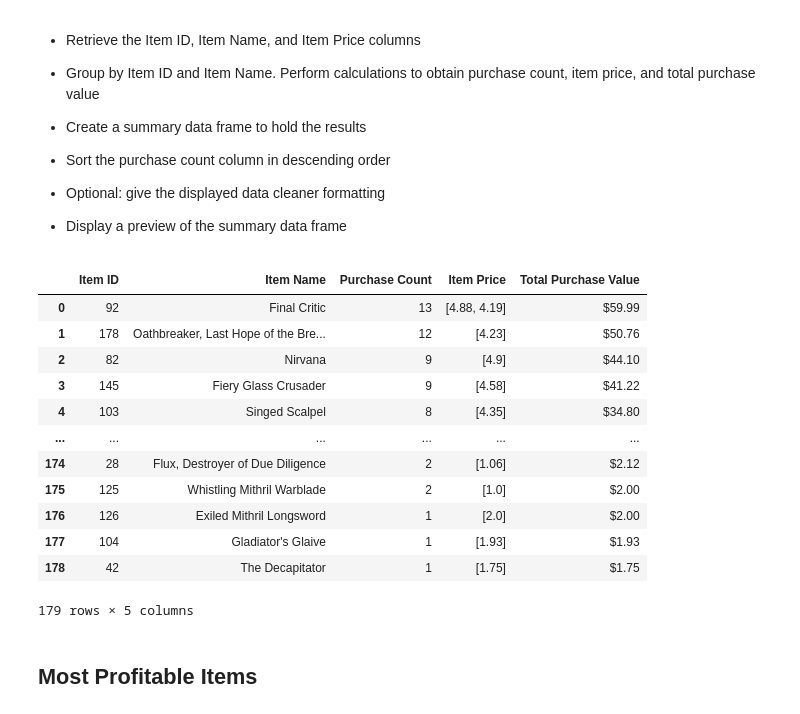
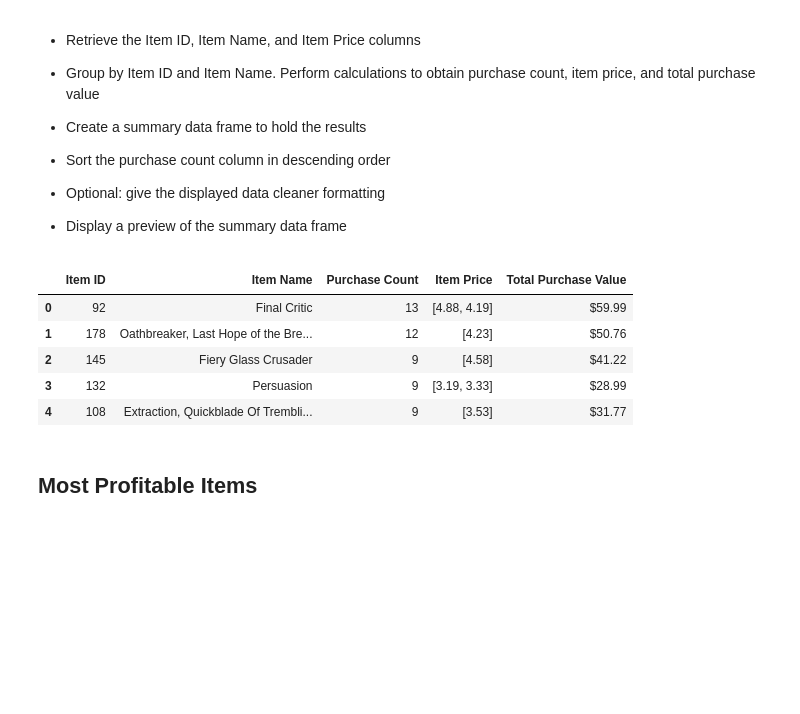
Before and after one commit to asmvm/Pandas-Challenge, a Jupyter notebook: HeroesOfPymoli/HeroesOfPymoli_main.ipynb, the cells around one changed output. Drawn from its saved outputs; the diff is of its cells as text; code cells hidden in the pictures; blank space fills up the shorter version.

Commit message:
final updates to most profitable items

```diff
--- a/HeroesOfPymoli/HeroesOfPymoli_main.ipynb
+++ b/HeroesOfPymoli/HeroesOfPymoli_main.ipynb
@@ -320,42 +320,35 @@ sort_df.head()
 # %%
 popular_df = purchase_data_df.groupby(["Item ID","Item Name"])
 
 purch_count = popular_df["Item Name"].count()
 purch_count
 tot_purch_val = popular_df["Price"].sum()
 tot_purch_val
 item_price = popular_df["Price"].unique()
 
 # item_df = purchase_data_df.drop_duplicates(subset="Item Name")
 # item_price = item_df["Price"]
 
 pop_items_df=pd.DataFrame({"Purchase Count": purch_count,
                           "Item Price": item_price,
                           "Total Purchase Value": tot_purch_val})
 
 pop_items_df
-pop_items_df = pop_items_df.sort_values("Total Purchase Value", ascending=False)
+pop_items_df = pop_items_df.sort_values("Purchase Count", ascending=False)
 pop_items_df.head()
 
 pop_items_df["Total Purchase Value"] = pop_items_df["Total Purchase Value"].map("${:.2f}".format)
 # pop_items_df["Item Price"] = pop_items_df["Item Price"].map("${:.2f}".format)
 
 new_index = pop_items_df.reset_index()
-new_index
+new_index.head()
 # %% [output]
 |  | Item ID | Item Name | Purchase Count | Item Price | Total Purchase Value |
 | 0 | 92 | Final Critic | 13 | [4.88, 4.19] | $59.99 |
 | 1 | 178 | Oathbreaker, Last Hope of the Bre... | 12 | [4.23] | $50.76 |
-| 2 | 82 | Nirvana | 9 | [4.9] | $44.10 |
-| 3 | 145 | Fiery Glass Crusader | 9 | [4.58] | $41.22 |
-| 4 | 103 | Singed Scalpel | 8 | [4.35] | $34.80 |
-| ... | ... | ... | ... | ... | ... |
-| 174 | 28 | Flux, Destroyer of Due Diligence | 2 | [1.06] | $2.12 |
-| 175 | 125 | Whistling Mithril Warblade | 2 | [1.0] | $2.00 |
-| 176 | 126 | Exiled Mithril Longsword | 1 | [2.0] | $2.00 |
-| 177 | 104 | Gladiator's Glaive | 1 | [1.93] | $1.93 |
-| 178 | 42 | The Decapitator | 1 | [1.75] | $1.75 |
+| 2 | 145 | Fiery Glass Crusader | 9 | [4.58] | $41.22 |
+| 3 | 132 | Persuasion | 9 | [3.19, 3.33] | $28.99 |
+| 4 | 108 | Extraction, Quickblade Of Trembli... | 9 | [3.53] | $31.77 |
-179 rows × 5 columns
 # %% [markdown]
 ## Most Profitable Items
 # %% [markdown]
```
Also changed, not shown: parts of 2 cells of this notebook.
